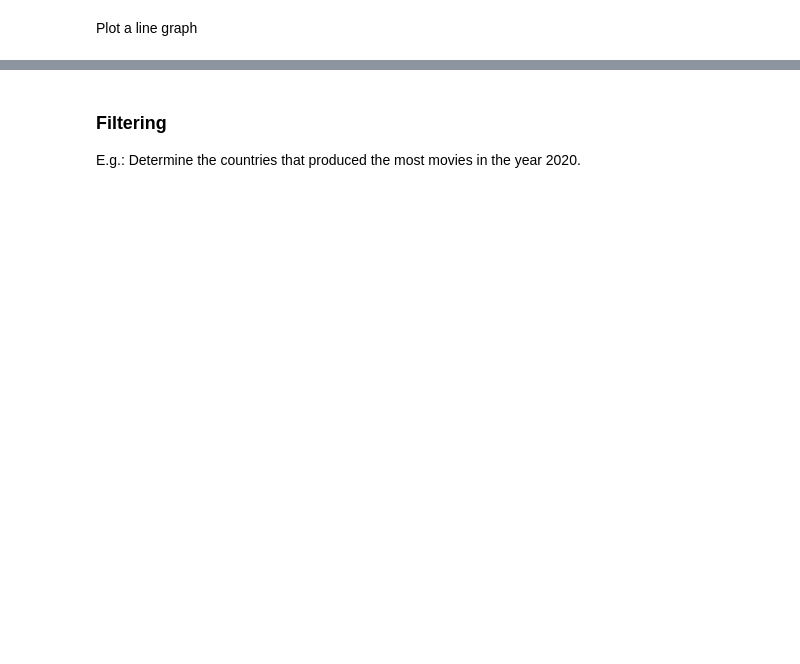
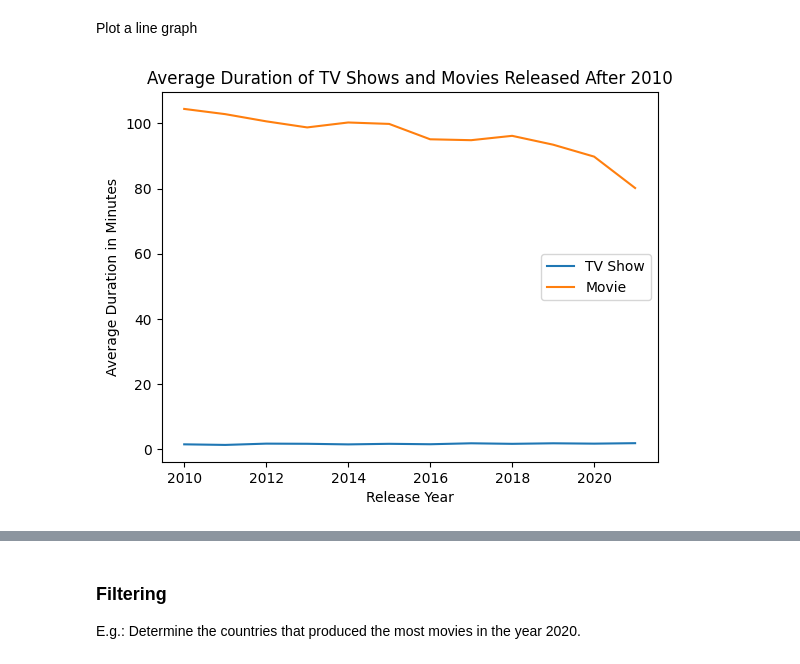
Before and after one commit to anuroopn/ISYS5002-2023-Semester1, a Jupyter notebook: 10_visualise_netflix_student_Thu12PM.ipynb, the cells around one changed output, grey strips where cells are left out. Saved outputs shown, nothing was run; the diff lists cells and outputs as text; code cells hidden in the pictures; blank space fills up the shorter version.

```diff
--- a/10_visualise_netflix_student_Thu12PM.ipynb
+++ b/10_visualise_netflix_student_Thu12PM.ipynb
@@ -46,3 +144,3 @@ netflix_df[two_column]
 # %%
-subset_df = netflix_df[['show_id', 'country','release_year', 'genre', 'type', 'duration']]
+subset_df = netflix_df[['show_id', 'title', 'type', 'release_year', 'genre', 'duration', 'country']]
 subset_df
@@ -142,13 +297,15 @@ Plot a line graph
 # %%
 # Plot the data as a line chart
 plt.plot(grouped[grouped['type'] == 'TV Show']['release_year'], grouped[grouped['type'] == 'TV Show']['duration'], label='TV Show')
 plt.plot(grouped[grouped['type'] == 'Movie']['release_year'], grouped[grouped['type'] == 'Movie']['duration'], label='Movie')
 
 # Add labels and legend to the chart
 plt.xlabel('Release Year')
-plt.ylabel('Average Duration')
+plt.ylabel('Average Duration in Minutes')
 plt.title('Average Duration of TV Shows and Movies Released After 2010')
 plt.legend()
 
 # Display the chart
 plt.show()
+# %% [output]
+[figure, added]
```
Also changed, not shown: parts of 31 cells of this notebook.
